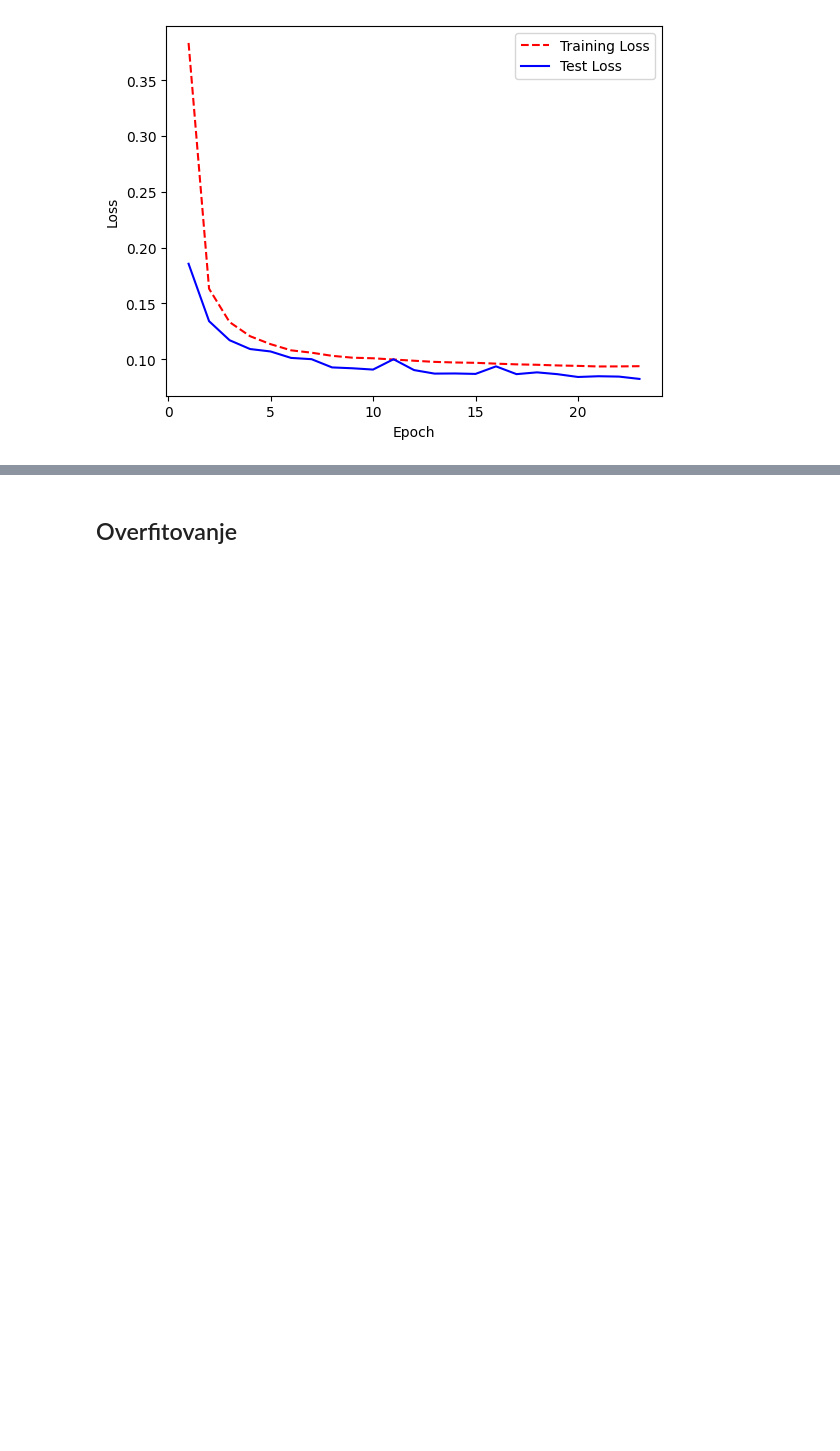
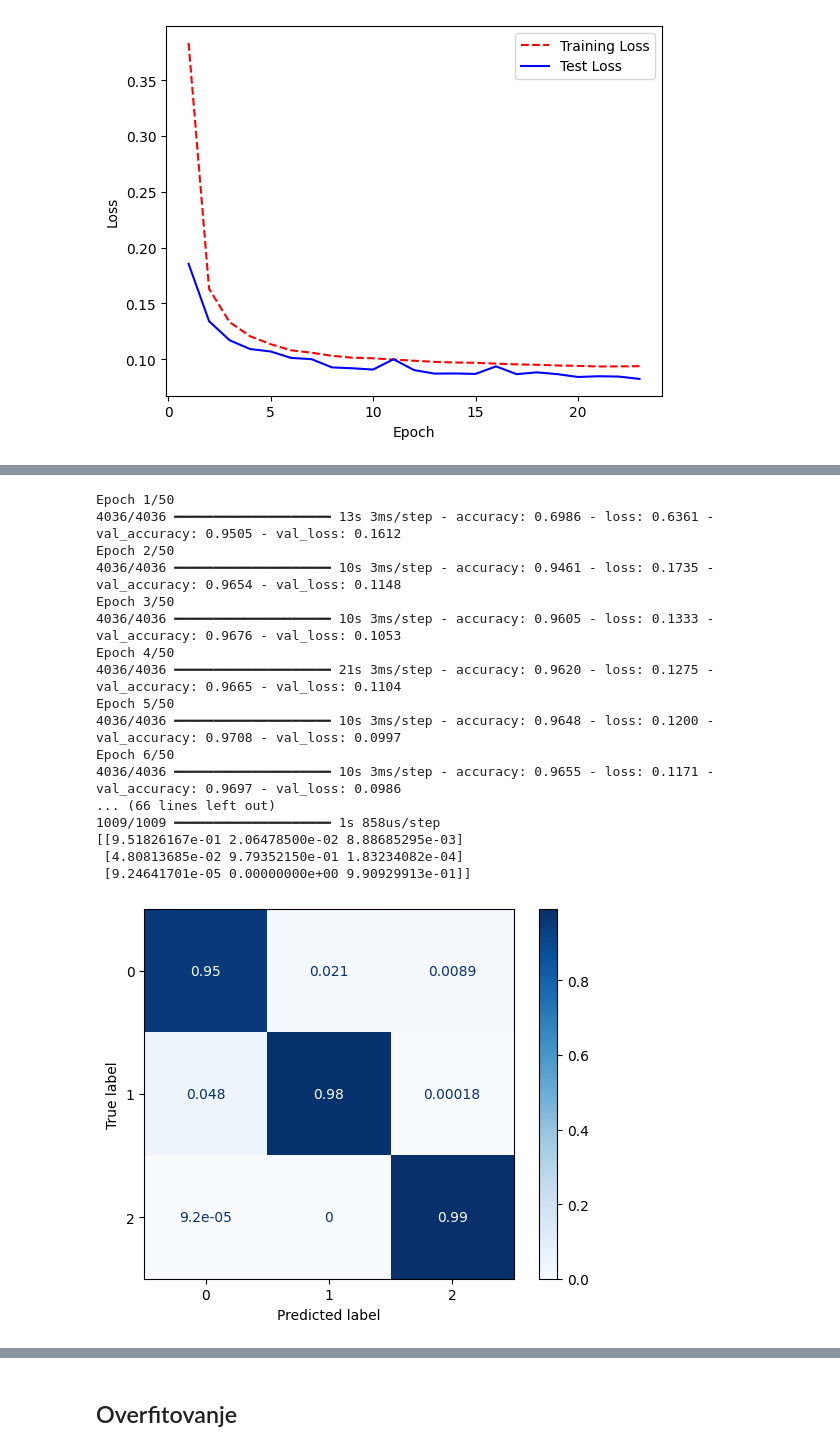
Before and after one commit to TeodoraSekulic/MASINSKO-projekat3, a Jupyter notebook: zvezde/novoP3.ipynb, the cells around one changed output, grey strips where cells are left out. Cells and saved outputs as stored; diff of their text form; code cells hidden in the pictures; blank space fills up the shorter version.

```diff
--- a/zvezde/novoP3.ipynb
+++ b/zvezde/novoP3.ipynb
@@ -621,0 +689,10 @@ plot_loss(history)
+# %%
+model_2 = Sequential()
+model_2.add(Dense(15, input_shape=(11,), activation='tanh'))  # Tanh aktivacijska funkcija
+model_2.add(Dropout(0.3))  # Dropout sloj za regularizaciju
+model_2.add(Dense(8, activation='tanh'))
+model_2.add(Dense(3, activation='softmax'))
+
+model_2.compile(loss='categorical_crossentropy', optimizer='adam', metrics=['accuracy'])
+
+model_2.summary()
@@ -622 +715,22 @@ plot_loss(history)
+# %%
+history = my_fit(dataframe_enc_stand, model_2, epochs=50)
+# %% [output]
+Epoch 1/50
+4036/4036 ━━━━━━━━━━━━━━━━━━━━ 13s 3ms/step - accuracy: 0.6986 - loss: 0.6361 - val_accuracy: 0.9505 - val_loss: 0.1612
+Epoch 2/50
+4036/4036 ━━━━━━━━━━━━━━━━━━━━ 10s 3ms/step - accuracy: 0.9461 - loss: 0.1735 - val_accuracy: 0.9654 - val_loss: 0.1148
+Epoch 3/50
+4036/4036 ━━━━━━━━━━━━━━━━━━━━ 10s 3ms/step - accuracy: 0.9605 - loss: 0.1333 - val_accuracy: 0.9676 - val_loss: 0.1053
+Epoch 4/50
+4036/4036 ━━━━━━━━━━━━━━━━━━━━ 21s 3ms/step - accuracy: 0.9620 - loss: 0.1275 - val_accuracy: 0.9665 - val_loss: 0.1104
+Epoch 5/50
+4036/4036 ━━━━━━━━━━━━━━━━━━━━ 10s 3ms/step - accuracy: 0.9648 - loss: 0.1200 - val_accuracy: 0.9708 - val_loss: 0.0997
+Epoch 6/50
+4036/4036 ━━━━━━━━━━━━━━━━━━━━ 10s 3ms/step - accuracy: 0.9655 - loss: 0.1171 - val_accuracy: 0.9697 - val_loss: 0.0986
+... (66 lines left out)
+1009/1009 ━━━━━━━━━━━━━━━━━━━━ 1s 858us/step
+[[9.51826167e-01 2.06478500e-02 8.88685295e-03]
+ [4.80813685e-02 9.79352150e-01 1.83234082e-04]
+ [9.24641701e-05 0.00000000e+00 9.90929913e-01]]
+[figure, added]
 # %%
```
Also changed, not shown: parts of 7 cells of this notebook.
